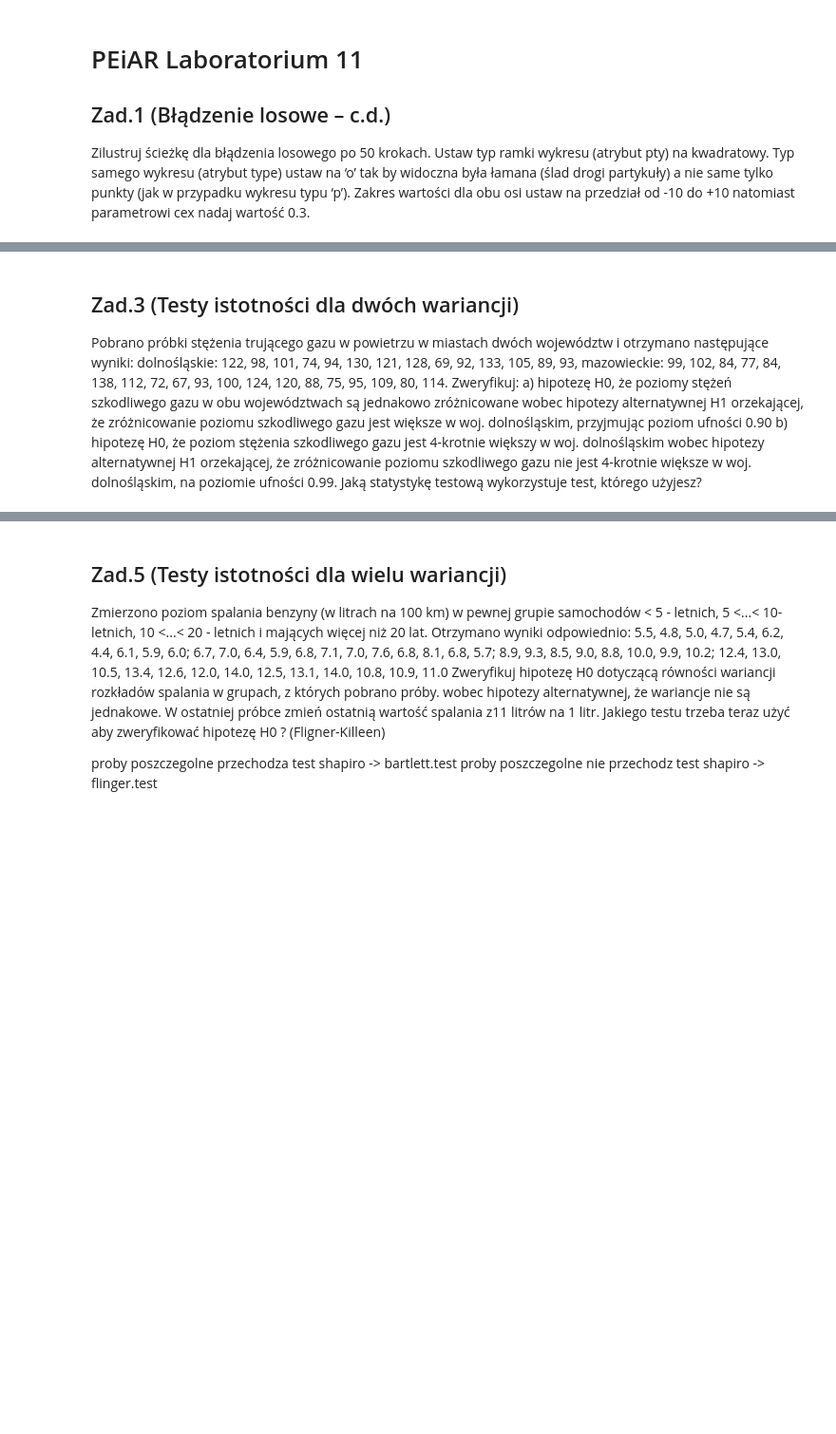
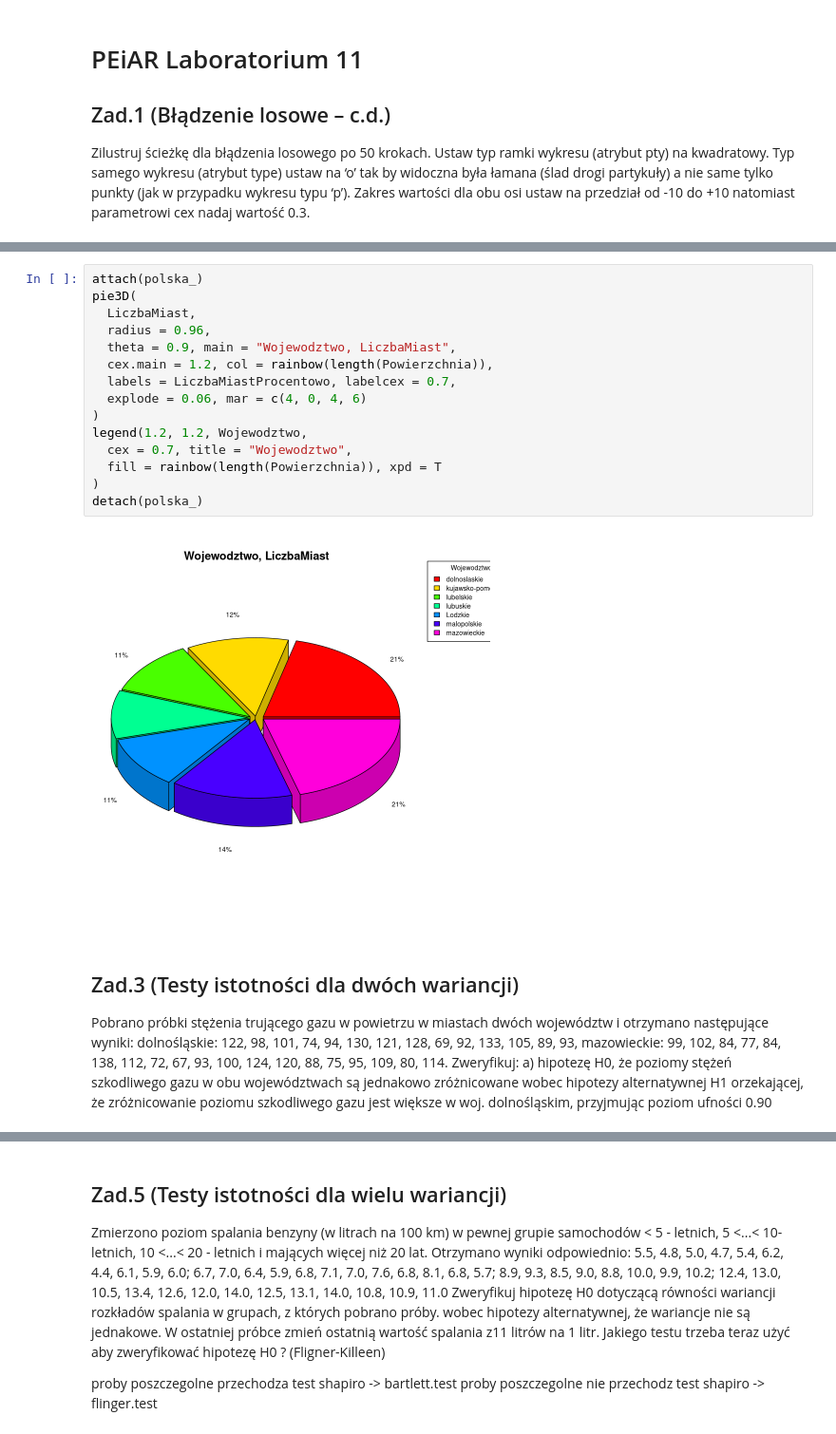
Before and after one commit to 30james00/pollub_R, a Jupyter notebook: Lab11.ipynb, the cells around one changed output, grey strips where cells are left out. Shown at 95% size. Drawn from its saved outputs; the diff is of its cells as text; blank space fills up the shorter version.

```diff
--- a/Lab11.ipynb
+++ b/Lab11.ipynb
@@ -36,3 +112,20 @@ Podobne wykresy wykonaj dla LudnościProcentowo i LiczbyMiastProcentowo.
+# %%
+attach(polska_)
+pie3D(
+  LiczbaMiast,
+  radius = 0.96,
+  theta = 0.9, main = "Wojewodztwo, LiczbaMiast",
+  cex.main = 1.2, col = rainbow(length(Powierzchnia)),
+  labels = LiczbaMiastProcentowo, labelcex = 0.7,
+  explode = 0.06, mar = c(4, 0, 4, 6)
+)
+legend(1.2, 1.2, Wojewodztwo,
+  cex = 0.7, title = "Wojewodztwo",
+  fill = rainbow(length(Powierzchnia)), xpd = T
+)
+detach(polska_)
+# %% [output]
+[figure, added]
 # %% [markdown]
 ## Zad.3 (Testy istotności dla dwóch wariancji)
 Pobrano próbki stężenia trującego gazu w powietrzu w miastach dwóch województw i otrzymano
@@ -43,10 +136,6 @@ Zweryfikuj:
 a) hipotezę H0, że poziomy stężeń szkodliwego gazu w obu województwach są jednakowo
 zróżnicowane wobec hipotezy alternatywnej H1 orzekającej, że zróżnicowanie poziomu
 szkodliwego gazu jest większe w woj. dolnośląskim, przyjmując poziom ufności 0.90
-b) hipotezę H0, że poziom stężenia szkodliwego gazu jest 4-krotnie większy w woj. dolnośląskim
-wobec hipotezy alternatywnej H1 orzekającej, że zróżnicowanie poziomu szkodliwego gazu nie jest
-4-krotnie większe w woj. dolnośląskim, na poziomie ufności 0.99.
-Jaką statystykę testową wykorzystuje test, którego użyjesz?
 # %%
 dolno_ <- c(122, 98, 101, 74, 94, 130, 121, 128, 69, 92, 133, 105, 89, 93)
 maz_ <- c(99, 102, 84, 77, 84, 138, 112, 72, 67, 93, 100, 124, 120, 88, 75,
```
Also changed, not shown: parts of 10 cells of this notebook, 1 other file.
